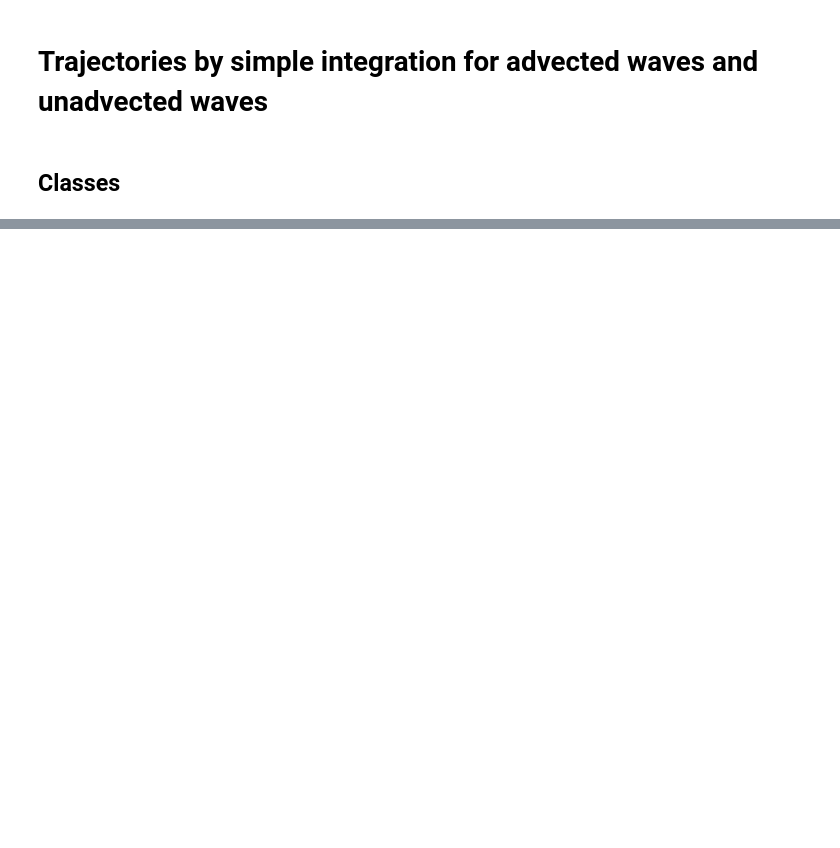
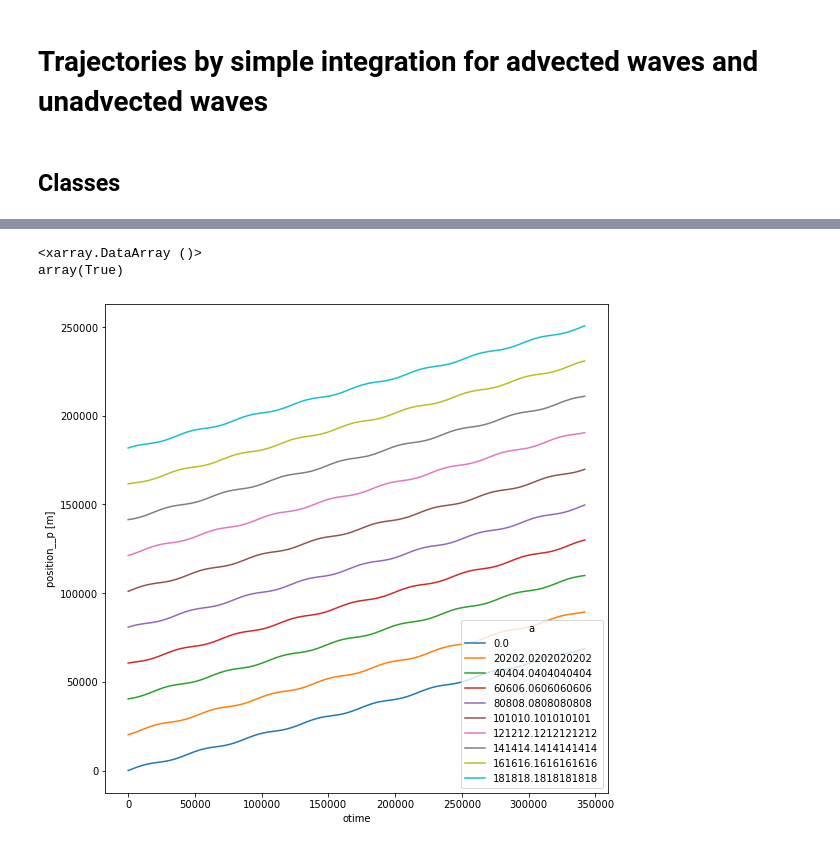
Before and after one commit to margot-demol/stage-m1, a Jupyter notebook: temporal_integrations.ipynb, the cells around one changed output, grey strips where cells are left out. Drawn from its saved outputs; the diff is of its cells as text; code cells hidden in the pictures; blank space fills up the shorter version.

Commit message:
+ creation/print functions

```diff
--- a/temporal_integrations.ipynb
+++ b/temporal_integrations.ipynb
@@ -8,12 +8,21 @@ import xarray as xr
 from matplotlib import pyplot as plt
 
 import xsimlab as xs
+# %%
+#Main parameters
+d2s=86400 #24h in s
+h2s=3600  #1h in s
+w2=2*2*np.pi/86400 #wave pulsation
+km=1e3
+dt=1*h2s # model step
+L=100*km
+k2=2*np.pi/L
 # %% [markdown]
 ## Classes
 # %%
 @xs.process
 class Position:
-    """Compute the evolution of positions and velocities."""
+    """Compute the evolution of positions"""
 
     p_vars = xs.group("p_vars")
     p = xs.variable(dims="a", intent="inout", description="positions of particules", attrs={"units": "m"})
@@ -69,7 +79,7 @@ class AnaVelocity:
         self.v = self.velocity_func(t, self.p, self.um, self.uw, self.w, self.k)  # v(x(t+dt),t+dt)
 # %%
 @xs.process
-class InitRegular:
+class InitPRegular:
     """Initialize `positions` profile with N regular values in a giving an interval."""
 
     mini = xs.variable(description="minimum for initial position", static=True)
@@ -365,0 +222,4 @@ _ds.isel(a=slice(0,None,10)).plot.scatter(x="otime", y="position__p", hue="a",hu
+# %%
+x=SetUp()
+x.update_parameters(velocity__um=0.2, velocity__uw=0.1)
+x.out_ds
@@ -365,0 +244,9 @@ _ds.isel(a=slice(0,None,10)).plot.scatter(x="otime", y="position__p", hue="a",hu
+# %%
+x.analytical_comparison()
+# %% [output]
+<xarray.DataArray ()>
+array(True)
+# %%
+x.print_positions()
+# %% [output]
+[figure, added]
```
Also changed, not shown: parts of 28 cells of this notebook.
